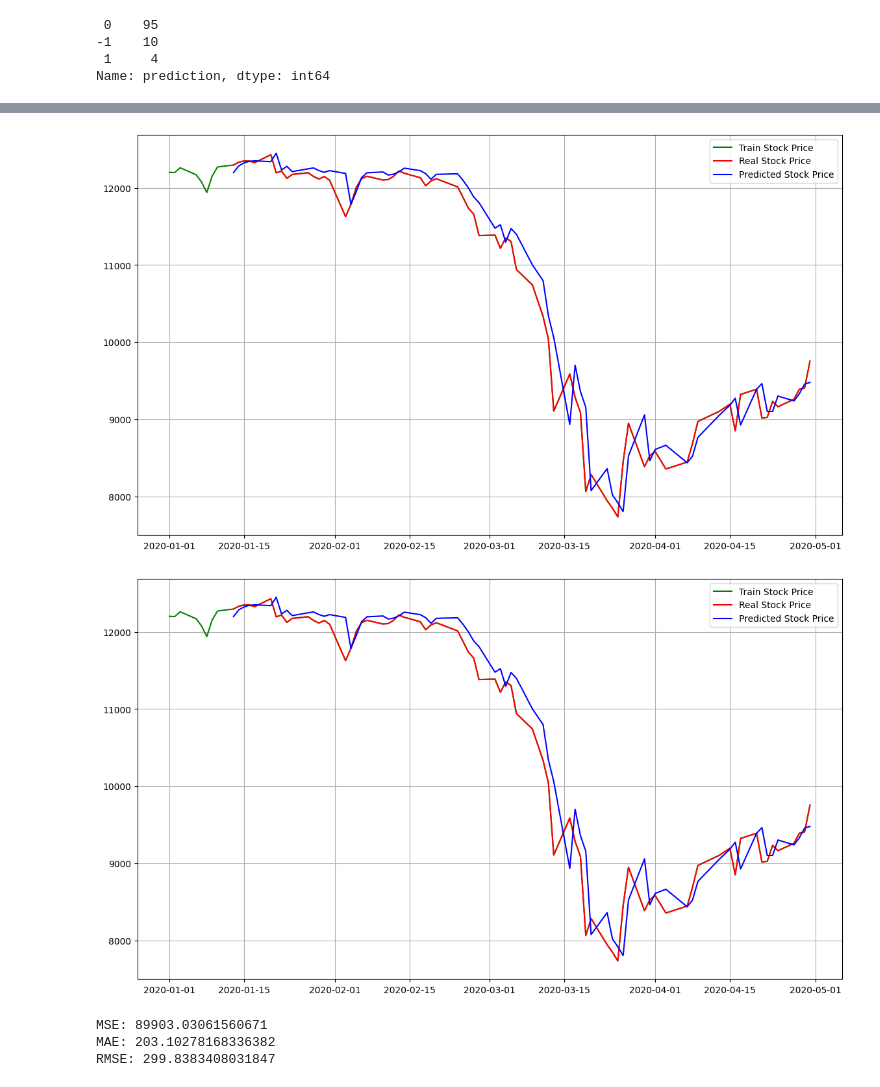
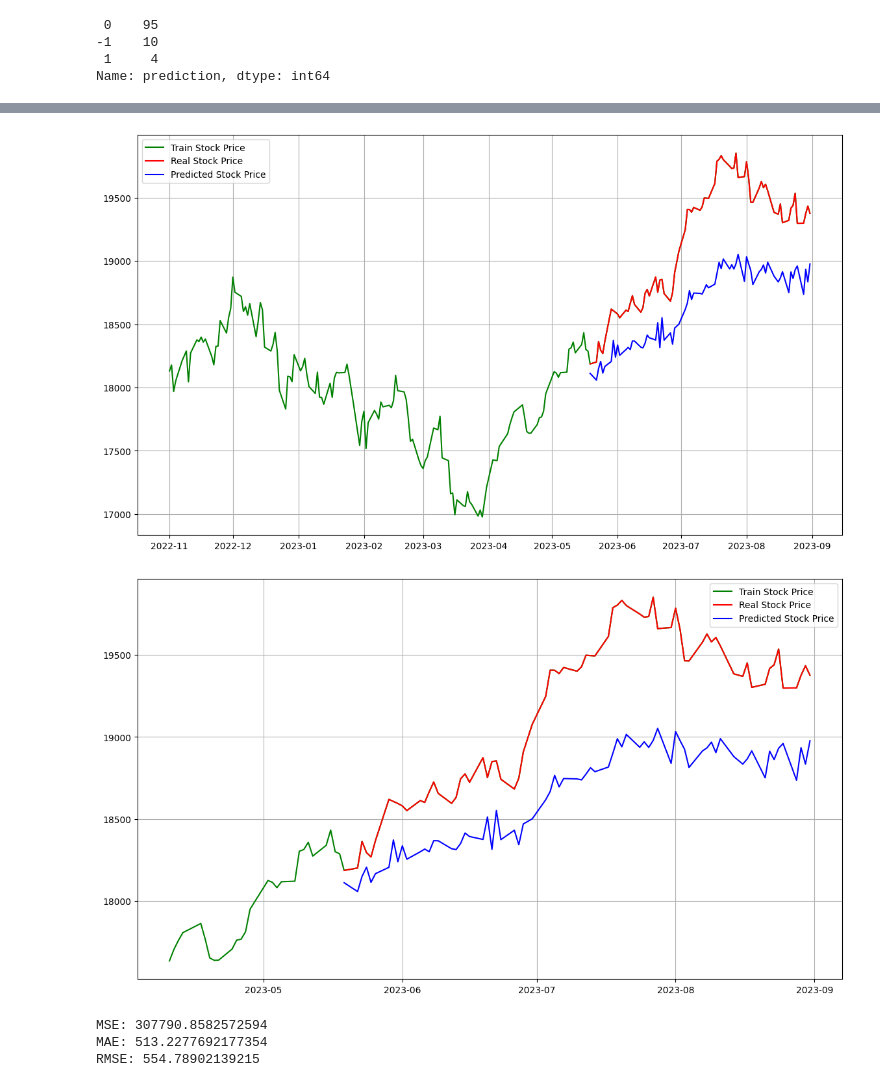
Before and after one commit to ayush-u01/BTP-STOCK, a Jupyter notebook: BTP.ipynb, the cells around one changed output, grey strips where cells are left out. Drawn from its saved outputs; the diff is of its cells as text; code cells hidden in the pictures.

```diff
--- a/BTP.ipynb
+++ b/BTP.ipynb
@@ -182,7 +182,7 @@ yfin.pdr_override()
 
 
 
-data = pdr.get_data_yahoo("^NSEI", start="2020-1-1", end="2020-05-01")
+data = pdr.get_data_yahoo("^NSEI", start="2022-11-1", end="2023-09-01")
 data.head()
 # %% [output]
 [*********************100%%**********************]  1 of 1 completed
@@ -217,7 +237,7 @@ history = [x for x in train_ma]
 y = test_ma
 predictions = list()
 
-model_fit = smt.ARIMA(history, order=(1,0,1)).fit()
+model_fit = smt.ARIMA(history, order=(0,0,1)).fit()
 
 yhat = model_fit.forecast()[0]
 
@@ -225,40 +245,40 @@ predictions.append(yhat)
 history.append(y[0])
 
 for i in range(1, len(y)):
-    model_fit = smt.ARIMA(history, order=(1,0,1)).fit()
+    model_fit = smt.ARIMA(history, order=(0,0,1)).fit()
     yhat = model_fit.forecast()[0]
     predictions.append(yhat+50)
     obs = y[i]
     history.append(obs)
 
 
 plt.figure(figsize=(14,8))
 plt.plot(data.index[-600:], data['Open'].tail(600), color='green', label = 'Train Stock Price')
 plt.plot(test_data.index, y, color = 'red', label = 'Real Stock Price')
 plt.plot(test_data.index, predictions, color = 'blue', label = 'Predicted Stock Price')
 
 plt.legend()
 plt.grid(True)
 plt.show()
 
 plt.figure(figsize=(14,8))
 plt.plot(data.index[-100:], data['Open'].tail(100), color='green', label = 'Train Stock Price')
 plt.plot(test_data.index, y, color = 'red', label = 'Real Stock Price')
 plt.plot(test_data.index, predictions, color = 'blue', label = 'Predicted Stock Price')
 plt.legend()
 plt.grid(True)
 plt.show()
 
 
 print('MSE: '+str(mean_squared_error(y, predictions)))
 print('MAE: '+str(mean_absolute_error(y, predictions)))
 print('RMSE: '+str(sqrt(mean_squared_error(y, predictions))))
 # %% [output]
-[figure, old version]
+[figure, new version]
-[figure, old version]
+[figure, new version]
-MSE: 89903.03061560671
-MAE: 203.10278168336382
-RMSE: 299.8383408031847
+MSE: 307790.8582572594
+MAE: 513.2277692177354
+RMSE: 554.78902139215
 # %%
 
 data_arima = data['Open']
```
Also changed, not shown: parts of 21 cells of this notebook.
